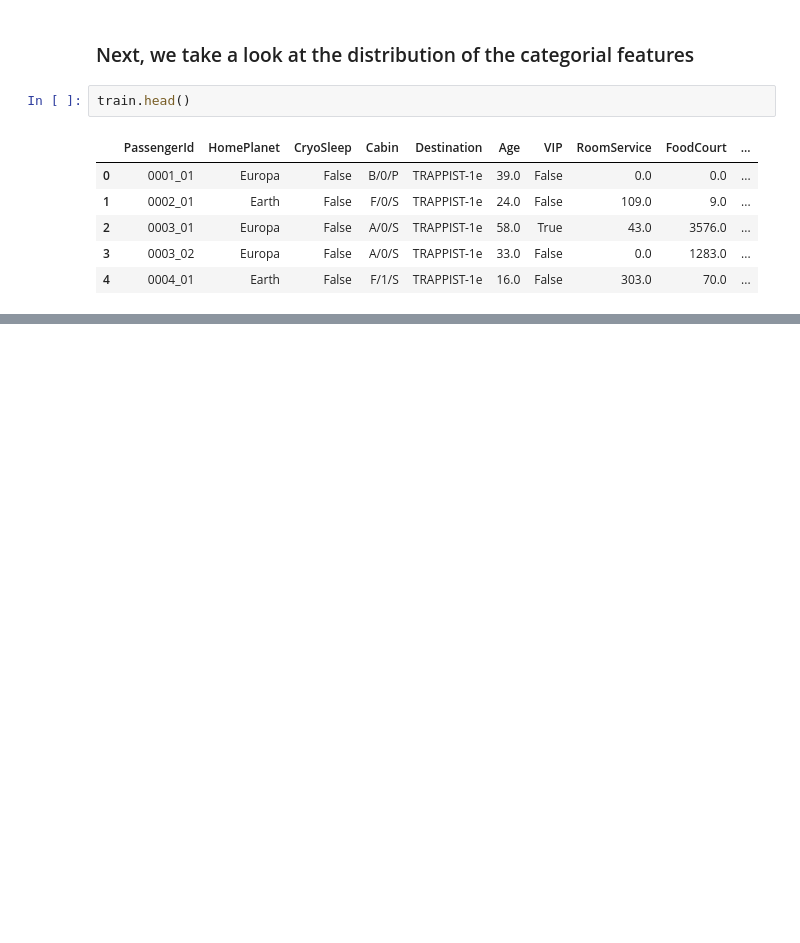
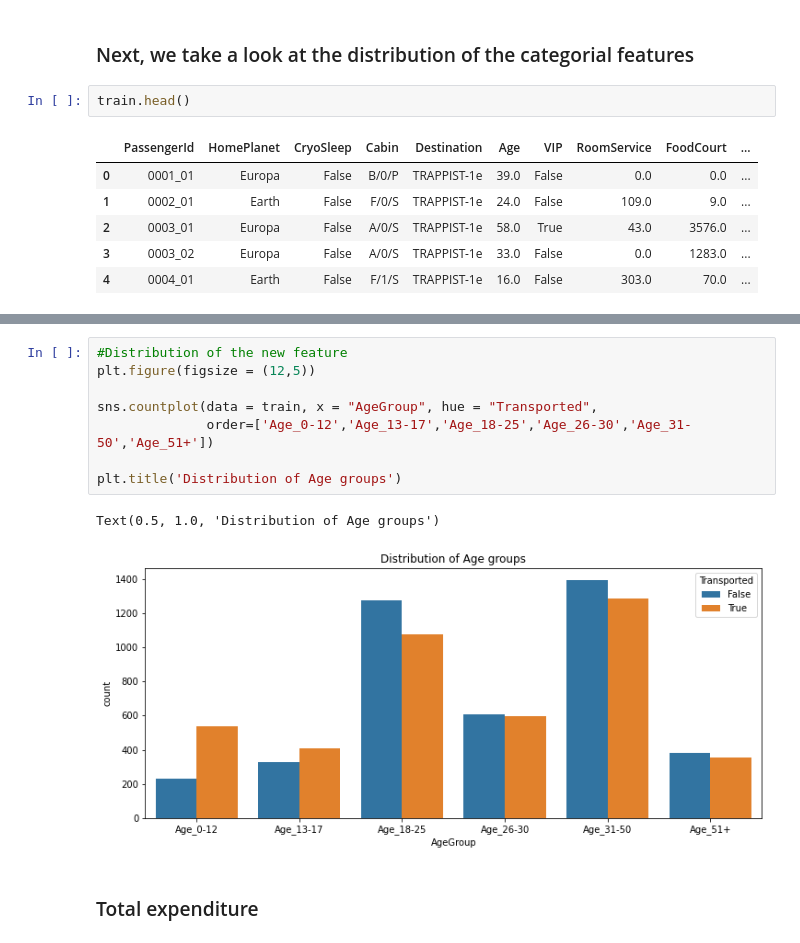
Before and after one commit to danielsaiger1/Data_Analytics, a Jupyter notebook: spaceship-titanic.ipynb, the cells around one changed output, grey strips where cells are left out. Drawn from its saved outputs; the diff is of its cells as text; blank space fills up the shorter version.

```diff
--- a/spaceship-titanic.ipynb
+++ b/spaceship-titanic.ipynb
@@ -290,0 +330,13 @@ for i, var_name in enumerate(cat_feats):
+# %%
+#Distribution of the new feature
+plt.figure(figsize = (12,5))
+
+sns.countplot(data = train, x = "AgeGroup", hue = "Transported",
+              order=['Age_0-12','Age_13-17','Age_18-25','Age_26-30','Age_31-50','Age_51+'])
+
+plt.title('Distribution of Age groups')
+# %% [output]
+Text(0.5, 1.0, 'Distribution of Age groups')
+[figure, added]
+# %% [markdown]
+### Total expenditure
```
Also changed, not shown: parts of 10 cells of this notebook.
